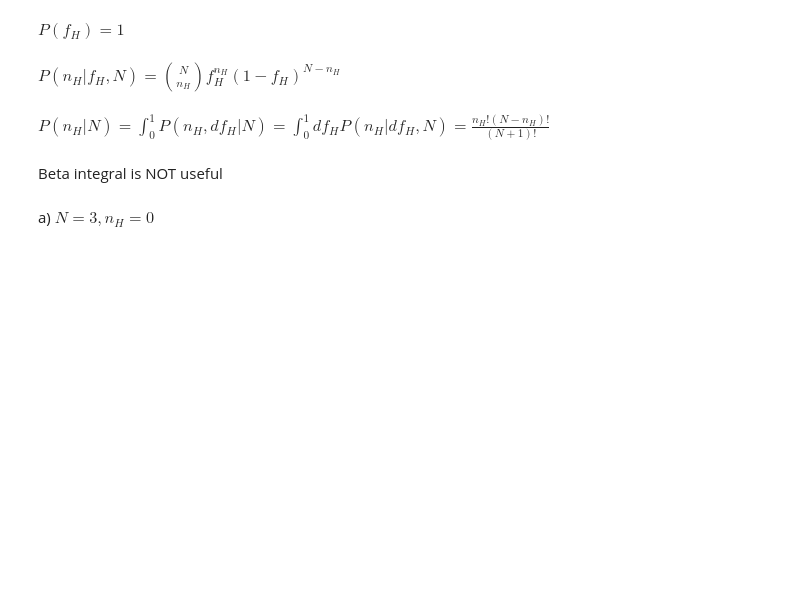
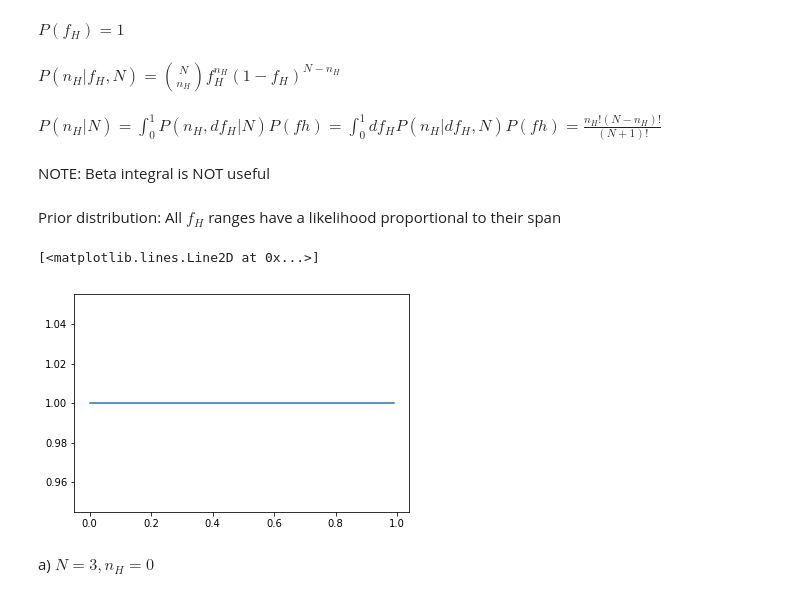
Before and after one commit to Aturt2/mckay, a Jupyter notebook: Chapter2.ipynb, the cells around one changed output. Cells and saved outputs as stored; diff of their text form; code cells hidden in the pictures; blank space fills up the shorter version.

Commit message:
Corrected beta in main file, added change of prior (ex 2.7)

```diff
--- a/Chapter2.ipynb
+++ b/Chapter2.ipynb
@@ -159,9 +159,16 @@ $P(f_H) = 1$
 # %% [markdown]
 $P(n_H | f_H,N) = \binom{N}{n_H}f_H^{n_H}{(1-f_H)}^{N-n_H}$
 # %% [markdown]
-$P(n_H|N) = \int_{0}^{1}P(n_H, df_H|N) = \int_{0}^{1}df_HP(n_H|df_H, N) = \frac{n_H!(N-n_H)!}{(N + 1)!}$
+$P(n_H|N) = \int_{0}^{1}P(n_H, df_H|N) P(fh) = \int_{0}^{1}df_HP(n_H|df_H, N) P(fh) = \frac{n_H!(N-n_H)!}{(N + 1)!}$
 # %% [markdown]
-Beta integral is NOT useful
+NOTE: Beta integral is NOT useful
+# %% [markdown]
+Prior distribution: All $f_H$ ranges have a likelihood proportional to their span
+# %%
+plt.plot(np.arange(0, 1, 0.01), [1] * np.arange(0, 1, 0.01).shape[0])
+# %% [output]
+[<matplotlib.lines.Line2D at 0x...>]
+[figure, added]
 # %%
 def factorial(n):
     if (n == 1) or (n == 0):
```
Also changed, not shown: parts of 28 cells of this notebook.
